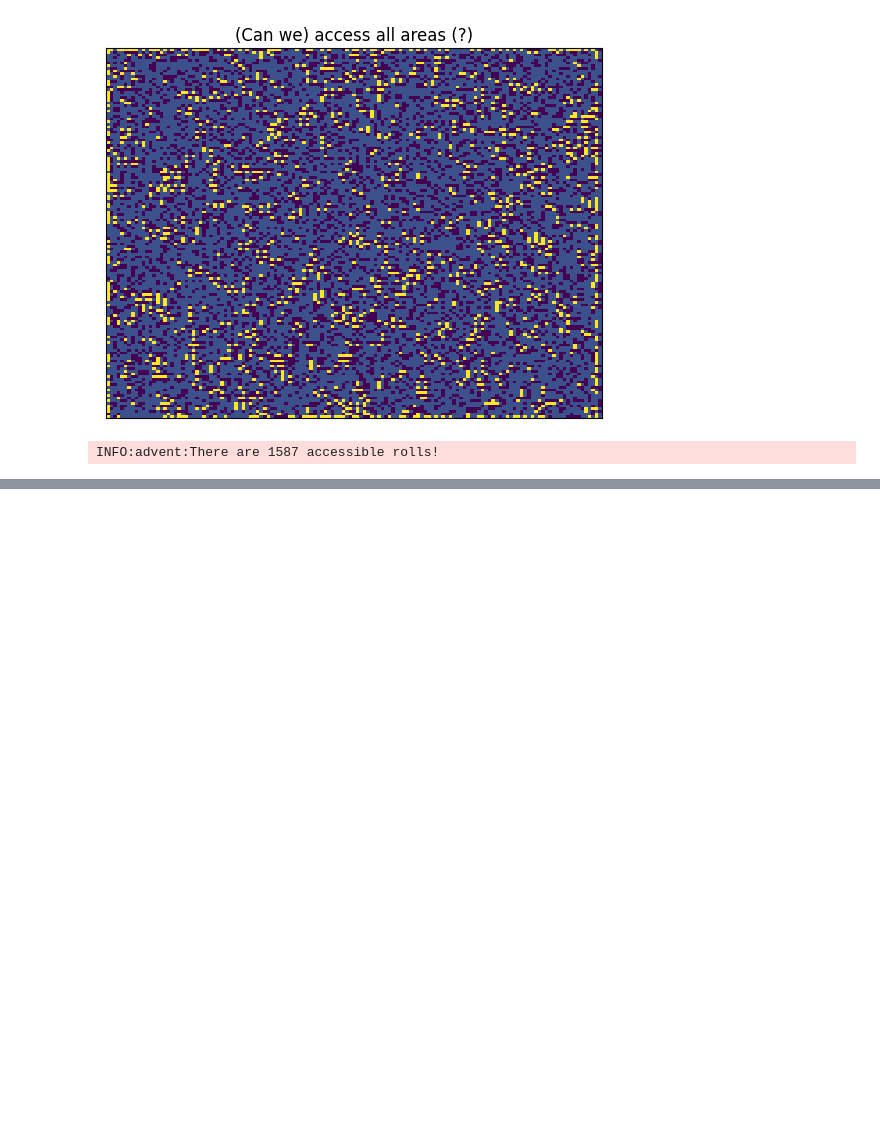
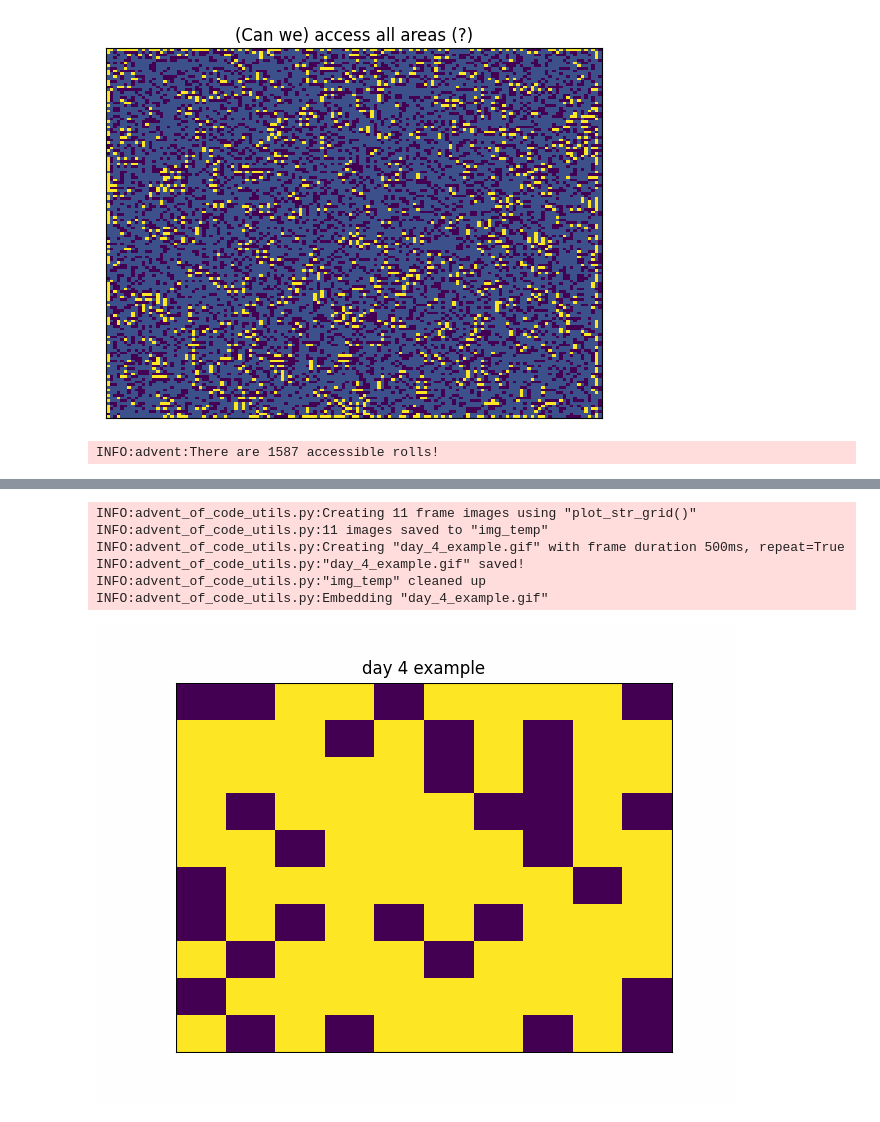
Before and after one commit to nouseforkeys/advent-of-code-25, a Jupyter notebook: day_4.ipynb, the cells around one changed output, grey strips where cells are left out. Saved outputs shown, nothing was run; the diff lists cells and outputs as text; code cells hidden in the pictures; blank space fills up the shorter version.

Commit message:
solved day 4 part 2! - tweaked utils log messages and added new scaling option

```diff
--- a/day_4.ipynb
+++ b/day_4.ipynb
@@ -74,7 +74,7 @@ INFO:advent:point=(0, 0), get_adjacent(point)=[(1, 1), (0, 1), (1, 0)]
 INFO:advent:point=(1, 1), get_adjacent(point)=[(0, 0), (0, 2), (2, 2), (2, 0), (0, 1), (1, 2), (2, 1), (1, 0)]
 # %%
 # great now we just have t count the ones that have @s in them
-marked_grid = [line.copy() for line in grid]
+marked_grid = deepcopy(grid)
 roll = "@"
 accessable = 0
 
@@ -106,0 +160,23 @@ INFO:advent:There are 1587 accessible rolls!
+# %%
+from advent_of_code_utils.advent_of_code_utils import (
+    create_gif,
+    embed_image,
+)
+
+gif_path = create_gif(
+    marked_grids,
+    plot_str_grid,
+    Path("day_4_example.gif"),
+    frame_duration_ms=500,
+    title="day 4 example"
+)
+
+embed_image(gif_path)
+# %% [output]
+INFO:advent_of_code_utils.py:Creating 11 frame images using "plot_str_grid()"
+INFO:advent_of_code_utils.py:11 images saved to "img_temp"
+INFO:advent_of_code_utils.py:Creating "day_4_example.gif" with frame duration 500ms, repeat=True
+INFO:advent_of_code_utils.py:"day_4_example.gif" saved!
+INFO:advent_of_code_utils.py:"img_temp" cleaned up
+INFO:advent_of_code_utils.py:Embedding "day_4_example.gif"
+[figure, added]
```
Also changed, not shown: parts of 8 cells of this notebook.
